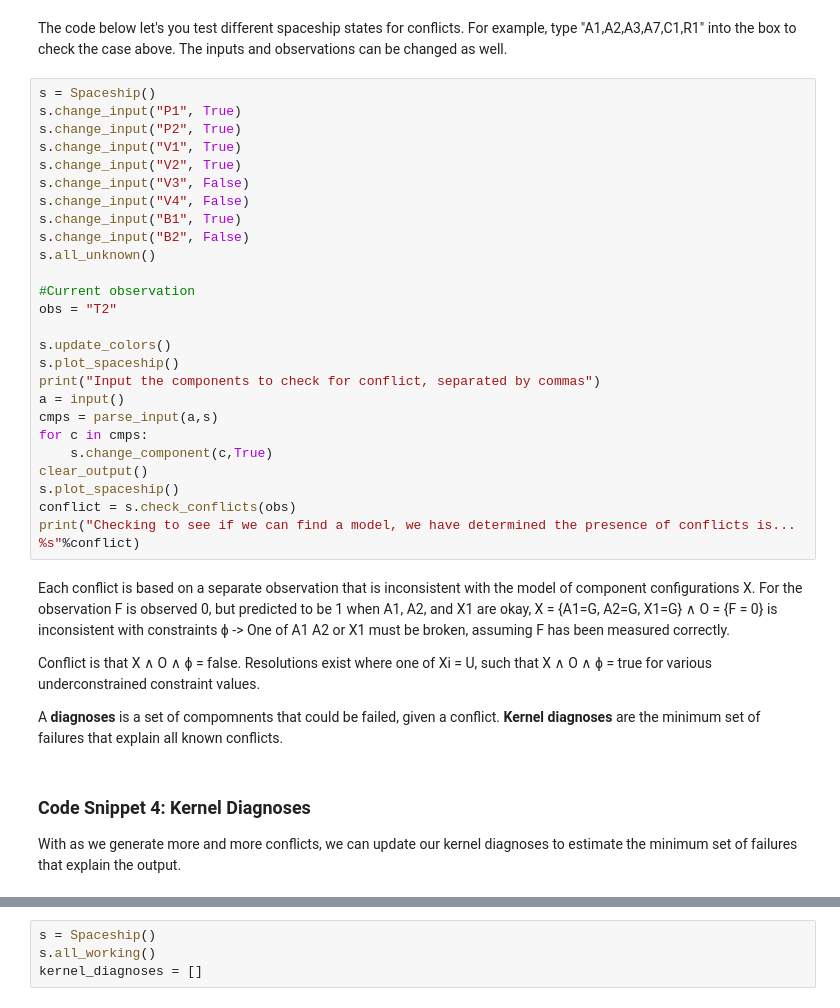
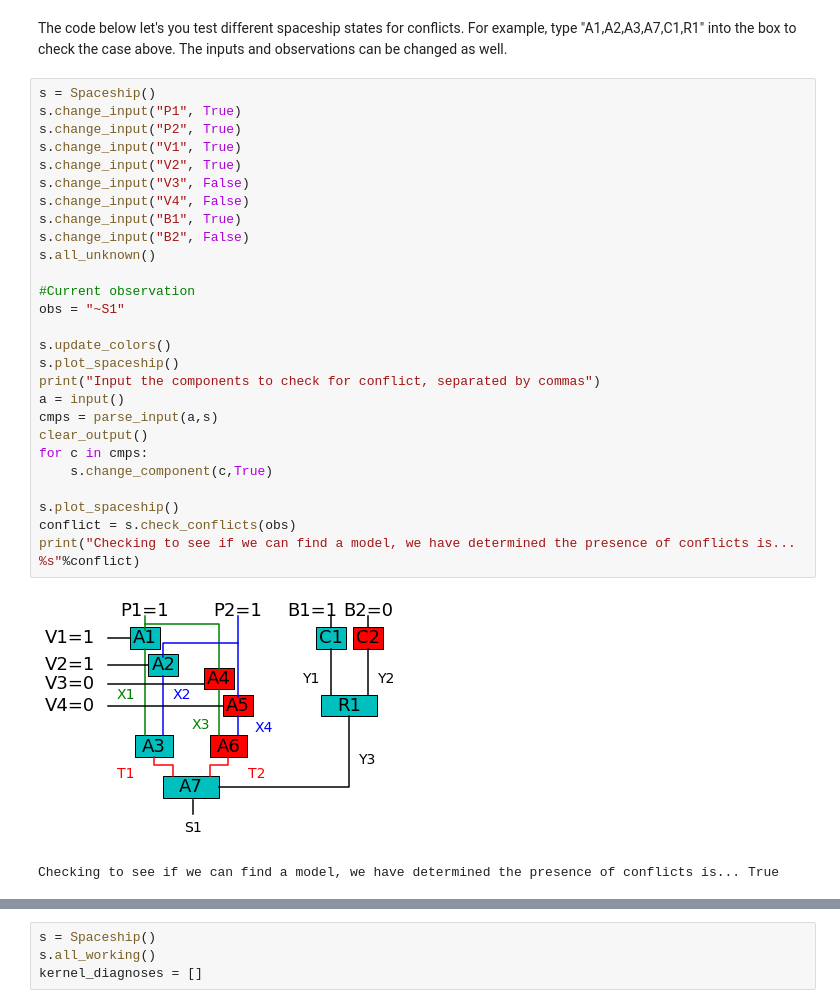
Before and after one commit to courtin/16-413-Project, a Jupyter notebook: main.ipynb, the cells around one changed output, grey strips where cells are left out. Drawn from its saved outputs; the diff is of its cells as text.

Commit message:
Updates based on comments;additional visibility into the kernel diagnosis algorithms, fixes to plotting

```diff
--- a/main.ipynb
+++ b/main.ipynb
@@ -409,38 +496,30 @@ The code below let's you test different spaceship states for conflicts. For exam
 # %%
 s = Spaceship()
 s.change_input("P1", True)
 s.change_input("P2", True)
 s.change_input("V1", True)
 s.change_input("V2", True)
 s.change_input("V3", False)
 s.change_input("V4", False)
 s.change_input("B1", True)
 s.change_input("B2", False)
 s.all_unknown()
 
 #Current observation
-obs = "T2"
+obs = "~S1"
 
 s.update_colors()
 s.plot_spaceship()
 print("Input the components to check for conflict, separated by commas")
 a = input()
 cmps = parse_input(a,s)
+clear_output()
 for c in cmps:
     s.change_component(c,True)
-clear_output()
+
 s.plot_spaceship()
 conflict = s.check_conflicts(obs)
 print("Checking to see if we can find a model, we have determined the presence of conflicts is... %s"%conflict)
+# %% [output]
+[figure, added]
+Checking to see if we can find a model, we have determined the presence of conflicts is... True
-# %% [markdown]
-Each conflict is based on a separate observation that is inconsistent with the model of component configurations X.
-For the observation F is observed 0, but predicted to be 1 when  A1, A2, and X1 are okay, X = {A1=G, A2=G, X1=G} ∧ O = {F = 0} is inconsistent with constraints ɸ -> One of A1 A2 or X1 must be broken, assuming F has been measured correctly.
-
-Conflict is that X ∧ O ∧ ɸ = false. Resolutions exist where one of Xi = U, such that
-X ∧ O ∧ ɸ = true for various underconstrained constraint values.
-
-A **diagnoses** is a set of compomnents that could be failed, given a conflict.   **Kernel diagnoses** are the minimum set of failures that explain all known conflicts.
-# %% [markdown]
-### Code Snippet 4: Kernel Diagnoses
-
-With as we generate more and more conflicts, we can update our kernel diagnoses to estimate the minimum set of failures that explain the output.
```
Also changed, not shown: parts of 40 cells of this notebook, 2 other files.
